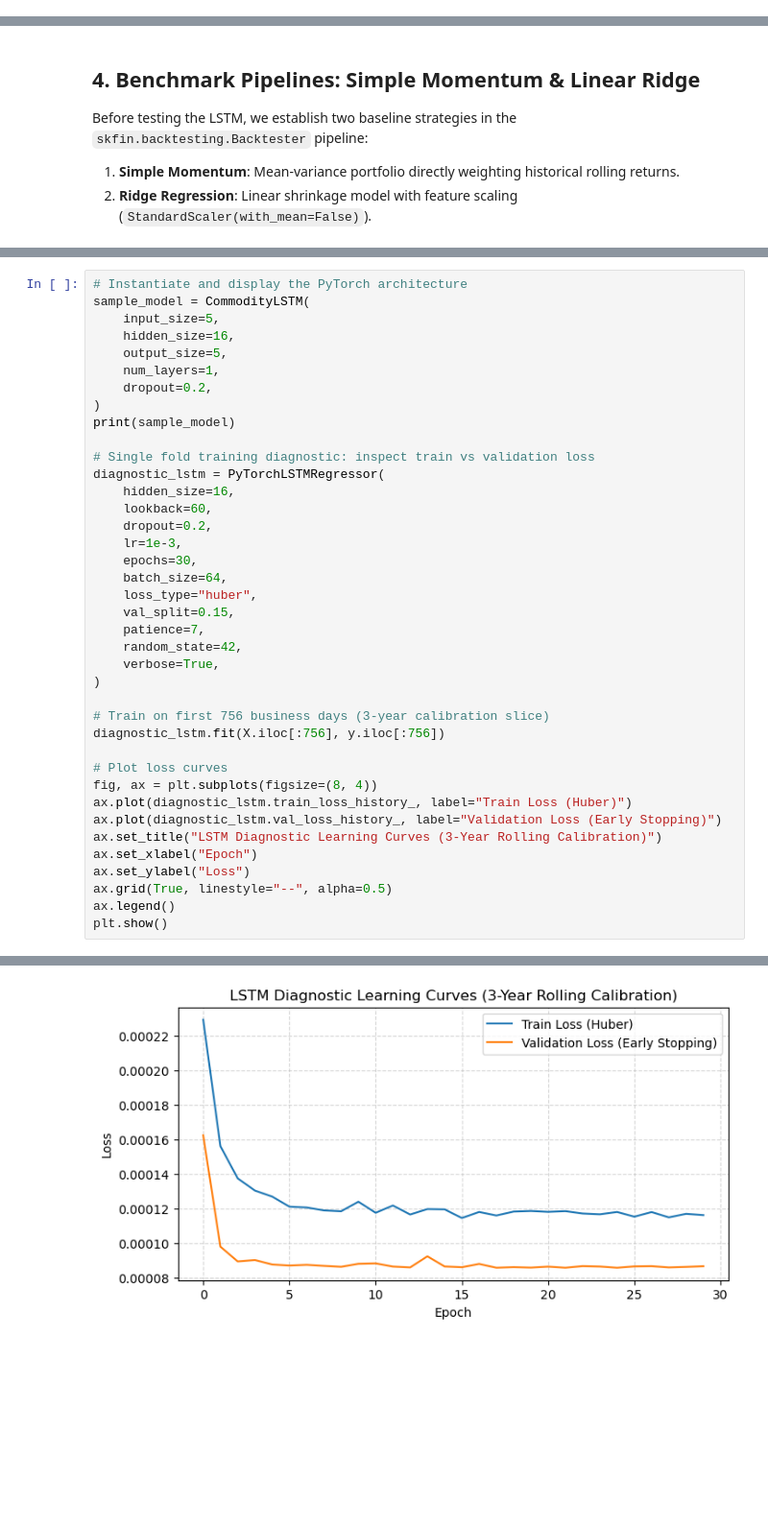
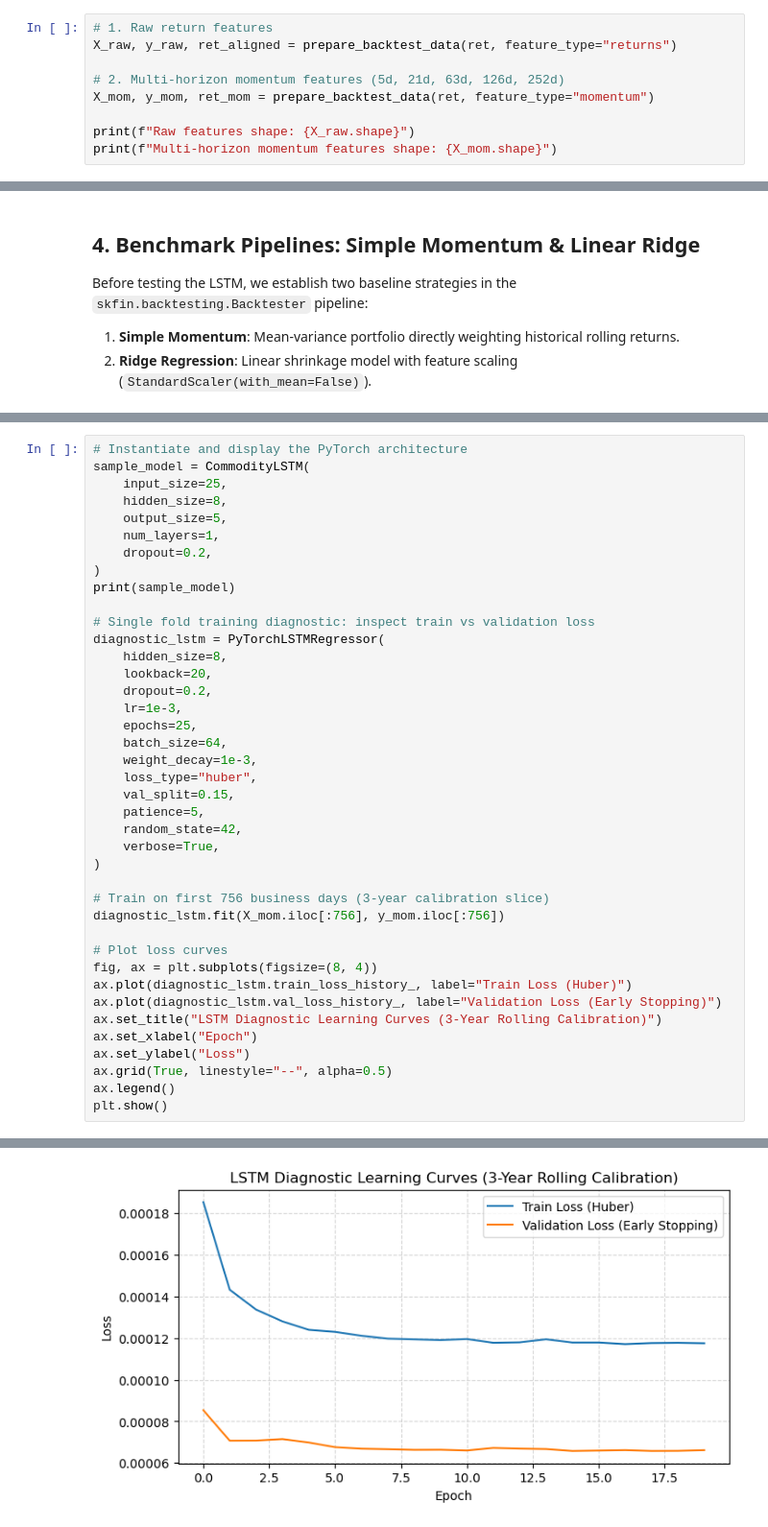
Before and after one commit to gabegagster/commodity_lstm_trading, a Jupyter notebook: notebooks/commodity_lstm_trading.ipynb, the cells around one changed output, grey strips where cells are left out. Shown at 96% size. Drawn from its saved outputs; the diff is of its cells as text; blank space fills up the shorter version.

```diff
--- a/notebooks/commodity_lstm_trading.ipynb
+++ b/notebooks/commodity_lstm_trading.ipynb
@@ -159,0 +159,9 @@ X shape: (5157, 5), y shape: (5157, 5), ret shape: (5157, 5)
+# %%
+# 1. Raw return features
+X_raw, y_raw, ret_aligned = prepare_backtest_data(ret, feature_type="returns")
+
+# 2. Multi-horizon momentum features (5d, 21d, 63d, 126d, 252d)
+X_mom, y_mom, ret_mom = prepare_backtest_data(ret, feature_type="momentum")
+
+print(f"Raw features shape: {X_raw.shape}")
+print(f"Multi-horizon momentum features shape: {X_mom.shape}")
@@ -204,8 +214,8 @@ In financial markets, the signal-to-noise ratio is notoriously small. Standard d
 # %%
 # Instantiate and display the PyTorch architecture
 sample_model = CommodityLSTM(
-    input_size=5,
-    hidden_size=16,
+    input_size=25,
+    hidden_size=8,
     output_size=5,
     num_layers=1,
     dropout=0.2,
@@ -214,21 +224,22 @@ print(sample_model)
 
 # Single fold training diagnostic: inspect train vs validation loss
 diagnostic_lstm = PyTorchLSTMRegressor(
-    hidden_size=16,
-    lookback=60,
+    hidden_size=8,
+    lookback=20,
     dropout=0.2,
     lr=1e-3,
-    epochs=30,
+    epochs=25,
     batch_size=64,
+    weight_decay=1e-3,
     loss_type="huber",
     val_split=0.15,
-    patience=7,
+    patience=5,
     random_state=42,
     verbose=True,
 )
 
 # Train on first 756 business days (3-year calibration slice)
-diagnostic_lstm.fit(X.iloc[:756], y.iloc[:756])
+diagnostic_lstm.fit(X_mom.iloc[:756], y_mom.iloc[:756])
 
 # Plot loss curves
 fig, ax = plt.subplots(figsize=(8, 4))
@@ -249 +261 @@ CommodityLSTM(
-[figure, old version]
+[figure, new version]
```
Also changed, not shown: parts of 25 cells of this notebook, 3 other files.
